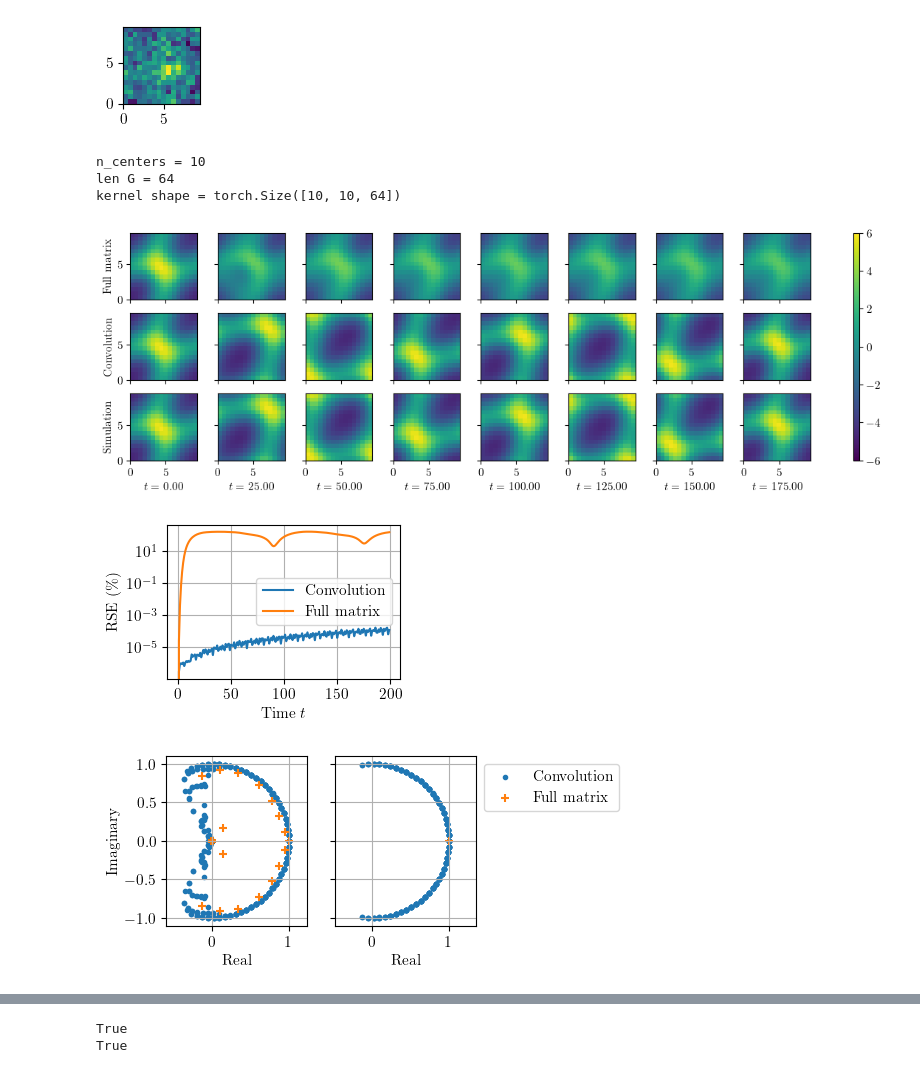
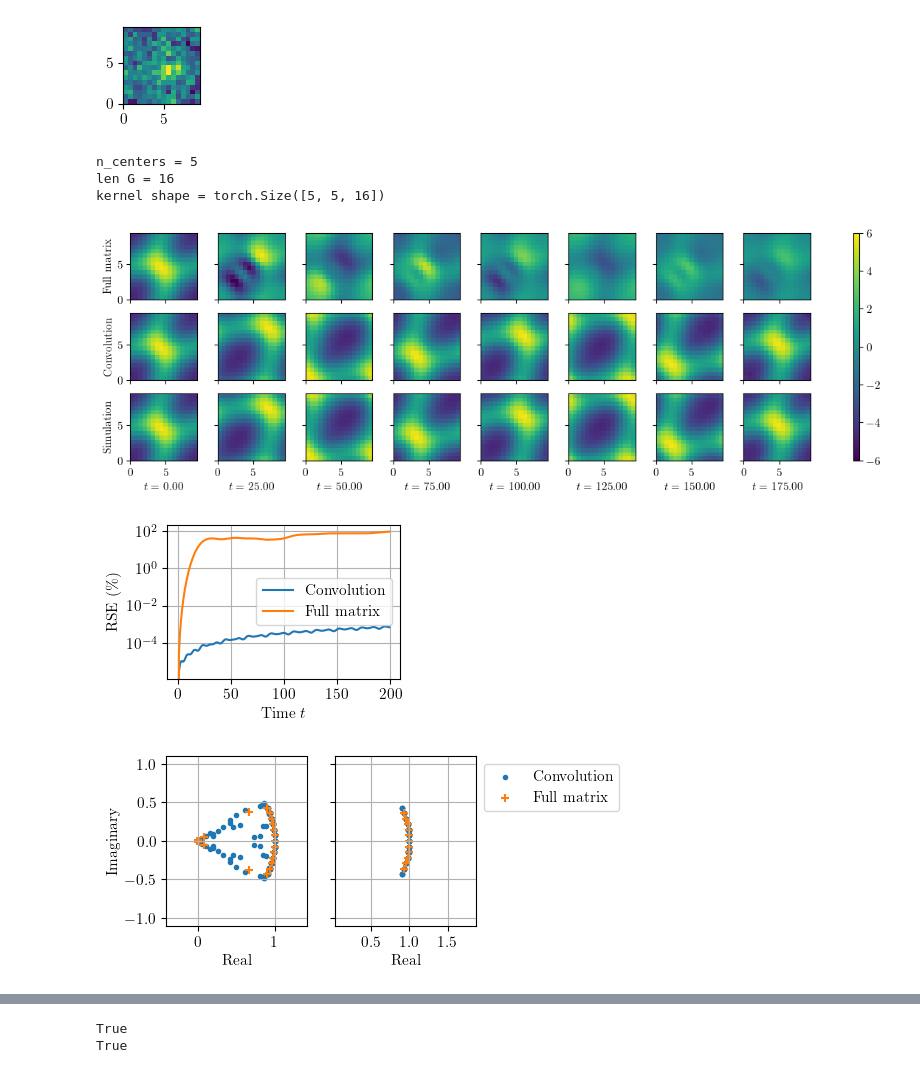
Before and after one commit to graps1/convolutional-edmd, a Jupyter notebook: ks2d.ipynb, the cells around one changed output, grey strips where cells are left out. Drawn from its saved outputs; the diff is of its cells as text; code cells hidden in the pictures.

```diff
--- a/ks2d.ipynb
+++ b/ks2d.ipynb
@@ -48,15 +48,17 @@ torch.Size([1801, 16, 16])
 [figure]
 [figure]
 # %%
-n_centers = 10
-I = np.floor(np.linspace(0, 1, n_centers, endpoint=False)*d_train.shape[0]).astype(int)
-centers = d_train[I,:,:]
+n_observations = 5
+centers = torch.randint(low=0, high=n, size=(n_observations,2))
 
-G0, G1 = 8, 8
+G0, G1 = 4, 4
 G = [ (i,j) for i in range(G0) for j in range(G1) ]
 
 def chi(x):
-    return torch.exp(-0.5*(x.unsqueeze(1) - centers.unsqueeze(0)).pow(2)).sum(dim=[2,3])
+    return x[:,centers[:,0],centers[:,1]]
+    # return torch.exp( 0.01 * x[:,0,0].view(-1,1) * torch.arange( 1, n_observations + 1 ).view(1,-1) )
+    result = torch.exp(-0.5*((x.unsqueeze(1) - centers.unsqueeze(0))/bw).pow(2).sum(dim=[2,3]))
+    return result
 
 def psi(x, g=None):
     if g is not None:
@@ -64,7 +66,7 @@ def psi(x, g=None):
         x = torch.roll(x, -g[1]*round(n/G1), -1)
         return chi(x)
     else:
-        return torch.stack([psi(x,g) for g in G], dim=2).view(-1, n_centers * len(G))
+        return torch.stack([psi(x,g) for g in G], dim=2).view(-1, n_observations * len(G))
 
 def fourier(x):
     assert x.shape[-1] == len(G)
@@ -90,13 +92,13 @@ def solve(X_in, X_out):
 
 def solve_fourier(X_in, X_out):
     b = X_in.shape[0]
-    psi_X_hat = fourier( psi(X_in).view(b, n_centers, len(G)) )
-    psi_Y_hat = fourier( psi(X_out).view(b, n_centers, len(G)) )
-    A_hat = torch.zeros( (n_centers, n_centers, len(G) ), dtype=torch.complex128 )
+    psi_X_hat = fourier( psi(X_in).view(b, n_observations, len(G)) )
+    psi_Y_hat = fourier( psi(X_out).view(b, n_observations, len(G)) )
+    A_hat = torch.zeros( (n_observations, n_observations, len(G) ), dtype=torch.complex128 )
     for rho_g in range(len(G)):
         X = psi_X_hat[:,:,rho_g]
         Y = psi_Y_hat[:,:,rho_g]
-        A_hat[:,:,rho_g] = torch.linalg.solve(X.conj().T @ X + 1e-3*torch.eye(n_centers), X.conj().T @ Y).T
+        A_hat[:,:,rho_g] = torch.linalg.solve(X.conj().T @ X + 1e-3*torch.eye(n_observations), X.conj().T @ Y).T
     A = inv_fourier(A_hat).real
     return A, A_hat
 
@@ -106,19 +108,19 @@ def solve_reconstruct(X_in):
 
 def group_convolve(A, x):
     b = x.shape[0]
-    x = x.view(b, n_centers, len(G))
-    A = A.view(n_centers, n_centers, len(G))
+    x = x.view(b, n_observations, len(G))
+    A = A.view(n_observations, n_observations, len(G))
     A_hat, x_hat = fourier(A), fourier(x)
     y_hat = torch.einsum("ijk,bjk -> bik", A_hat, x_hat)
     y = inv_fourier(y_hat)
-    y = y.view(b, n_centers * len(G))
+    y = y.view(b, n_observations * len(G))
     return y
 
 
 K = solve(d_train[:-1,...],d_train[1:,...])
 B = solve_reconstruct(d)
 
-print("n_centers =", n_centers)
+print("n_centers =", n_observations)
 print("len G =", len(G))
 
 A, A_hat = solve_fourier(d_train[:-1,...],d_train[1:,...])
@@ -181,52 +183,52 @@ ax.set_yscale("log")
 fig.savefig(f"plots/rmse_{SETTING}.pdf", bbox_inches='tight')
 plt.show()
 # %% [output]
-n_centers = 10
-len G = 64
-kernel shape = torch.Size([10, 10, 64])
+n_centers = 5
+len G = 16
+kernel shape = torch.Size([5, 5, 16])
-[figure, old version]
+[figure, new version]
-[figure, old version]
+[figure, new version]
 # %%
 # computes eigenvectors and eigenvalues
 def eig_convolution(A_hat):
     eigvals_A, eigvecs_A_hat = torch.linalg.eig( A_hat.permute(2, 0, 1) )
     eigvals_A = eigvals_A.permute(1,0).flatten()
     tmp = eigvecs_A_hat.permute(2,0,1) # (nr_evecs x |G_hat|) x dim_evecs
-    eigvecs_A = torch.zeros(n_centers, len(G), n_centers, len(G), dtype=torch.complex128)
+    eigvecs_A = torch.zeros(n_observations, len(G), n_observations, len(G), dtype=torch.complex128)
     for j in range(len(G)): eigvecs_A[:,j,:,j]  = tmp[:,j,:]
     eigvecs_A = inv_fourier(eigvecs_A)
-    eigvecs_A = eigvecs_A.reshape(n_centers*len(G), n_centers*len(G)) # nr_evecs x dim_evecs
+    eigvecs_A = eigvecs_A.reshape(n_observations*len(G), n_observations*len(G)) # nr_evecs x dim_evecs
     eigvecs_A = eigvecs_A.transpose(0,1) # dim_evecs x nr_evecs
     eigvecs_A = eigvecs_A / eigvecs_A.abs().pow(2).sum(dim=0).pow(0.5) # normalize magnitude to 1
     return eigvals_A, eigvecs_A
 
 eigvals_K, eigvecs_K = torch.linalg.eig(K)
 eigvals_A, eigvecs_A = eig_convolution(A_hat)
 
 # filter largest eigenvalues
 eigvals_A_largest = eigvals_A[ eigvals_A.abs() > 0.995 ]
 eigvals_K_largest = eigvals_K[ eigvals_K.abs() > 0.995 ]
 
 fig, ax = plt.subplots(1, 2, figsize=(4,2.2), width_ratios=[0.5,0.5], sharey=True)
 ax[0].grid()
 ax[1].grid()
 ax[0].scatter(eigvals_A.real, eigvals_A.imag, marker=".", label="Convolution")
 ax[0].scatter(eigvals_K.real, eigvals_K.imag, marker="+", label="Full matrix")
 ax[1].scatter(eigvals_A_largest.real, eigvals_A_largest.imag, marker=".", label="Convolution")
 ax[1].scatter(eigvals_K_largest.real, eigvals_K_largest.imag, marker="+", label="Full matrix")
 ax[0].axis("equal")
 ax[1].axis("equal")
 ax[0].set_ylim([-1.1, 1.1])
 ax[1].set_ylim([-1.1, 1.1])
 ax[1].legend(ncol=1, loc="upper left", bbox_to_anchor=(1.0, 1.0))
 ax[1].set_xlabel("Real")
 ax[0].set_xlabel("Real")
 ax[0].set_ylabel("Imaginary")
 
 fig.savefig(f"plots/evs_{SETTING}.pdf", bbox_inches='tight')
 plt.show()
 # %% [output]
-[figure, old version]
+[figure, new version]
 # %%
 # computes matching eigenvalues
 pairs_close = (eigvals_K.reshape(-1, 1) - eigvals_A.reshape(1, -1)).abs() < 1e-6
```
Also changed, not shown: parts of 5 cells of this notebook, 10 other files.
